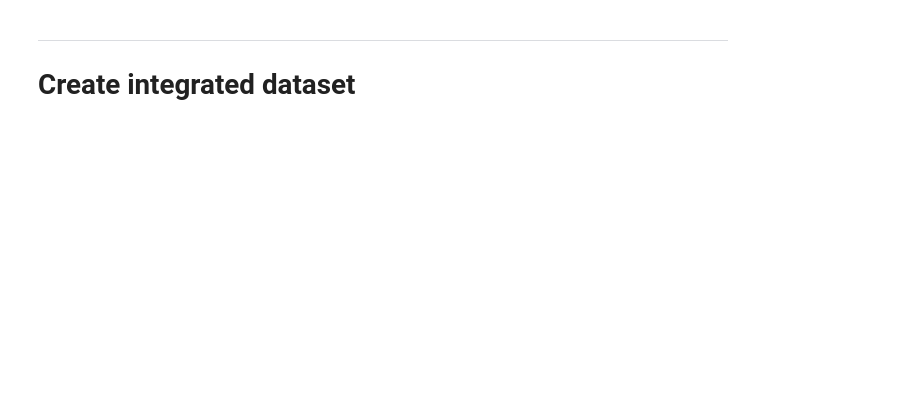
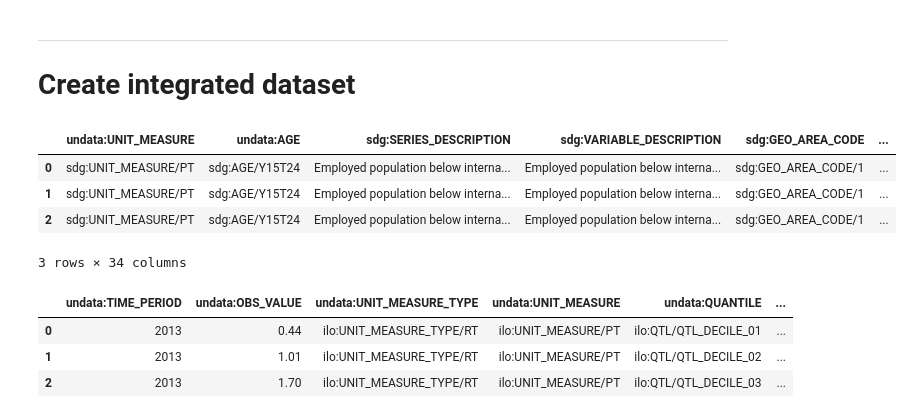
Before and after one commit to gonzalezmorales/dagstuhl-example-sdg-ilo, a Jupyter notebook: notebooks/IntegrateDatasets.ipynb, the cells around one changed output. Drawn from its saved outputs; the diff is of its cells as text; code cells hidden in the pictures; blank space fills up the shorter version.

```diff
--- a/notebooks/IntegrateDatasets.ipynb
+++ b/notebooks/IntegrateDatasets.ipynb
@@ -274,9 +276,21 @@ dfs_ilo['data']
 ---
 # Create integrated dataset
 # %%
-x1 = dfs_sdg['data']
-x1 = x1.reset_index(drop=True, inplace=True)
+x1 = dfs_sdg['data'].copy(deep=True)
+x1 = x1.reset_index(drop=True)
+x1.head(3)
+# %% [output]
+|  | undata:UNIT_MEASURE | undata:AGE | sdg:SERIES_DESCRIPTION | sdg:VARIABLE_DESCRIPTION | sdg:GEO_AREA_CODE | ... |
+| 0 | sdg:UNIT_MEASURE/PT | sdg:AGE/Y15T24 | Employed population below interna... | Employed population below interna... | sdg:GEO_AREA_CODE/1 | ... |
+| 1 | sdg:UNIT_MEASURE/PT | sdg:AGE/Y15T24 | Employed population below interna... | Employed population below interna... | sdg:GEO_AREA_CODE/1 | ... |
+| 2 | sdg:UNIT_MEASURE/PT | sdg:AGE/Y15T24 | Employed population below interna... | Employed population below interna... | sdg:GEO_AREA_CODE/1 | ... |
+3 rows × 34 columns
 # %%
-x2 =dfs_ilo['data']
-
-x2 = x2.reset_index(drop=True, inplace=True)
+x2 = dfs_ilo['data'].copy(deep=True)
+x2 = x2.reset_index(drop=True)
+x2.head(3)
+# %% [output]
+|  | undata:TIME_PERIOD | undata:OBS_VALUE | undata:UNIT_MEASURE_TYPE | undata:UNIT_MEASURE | undata:QUANTILE | ... |
+| 0 | 2013 | 0.44 | ilo:UNIT_MEASURE_TYPE/RT | ilo:UNIT_MEASURE/PT | ilo:QTL/QTL_DECILE_01 | ... |
+| 1 | 2013 | 1.01 | ilo:UNIT_MEASURE_TYPE/RT | ilo:UNIT_MEASURE/PT | ilo:QTL/QTL_DECILE_02 | ... |
+| 2 | 2013 | 1.70 | ilo:UNIT_MEASURE_TYPE/RT | ilo:UNIT_MEASURE/PT | ilo:QTL/QTL_DECILE_03 | ... |
```
Also changed, not shown: parts of 14 cells of this notebook, 1 other file.
